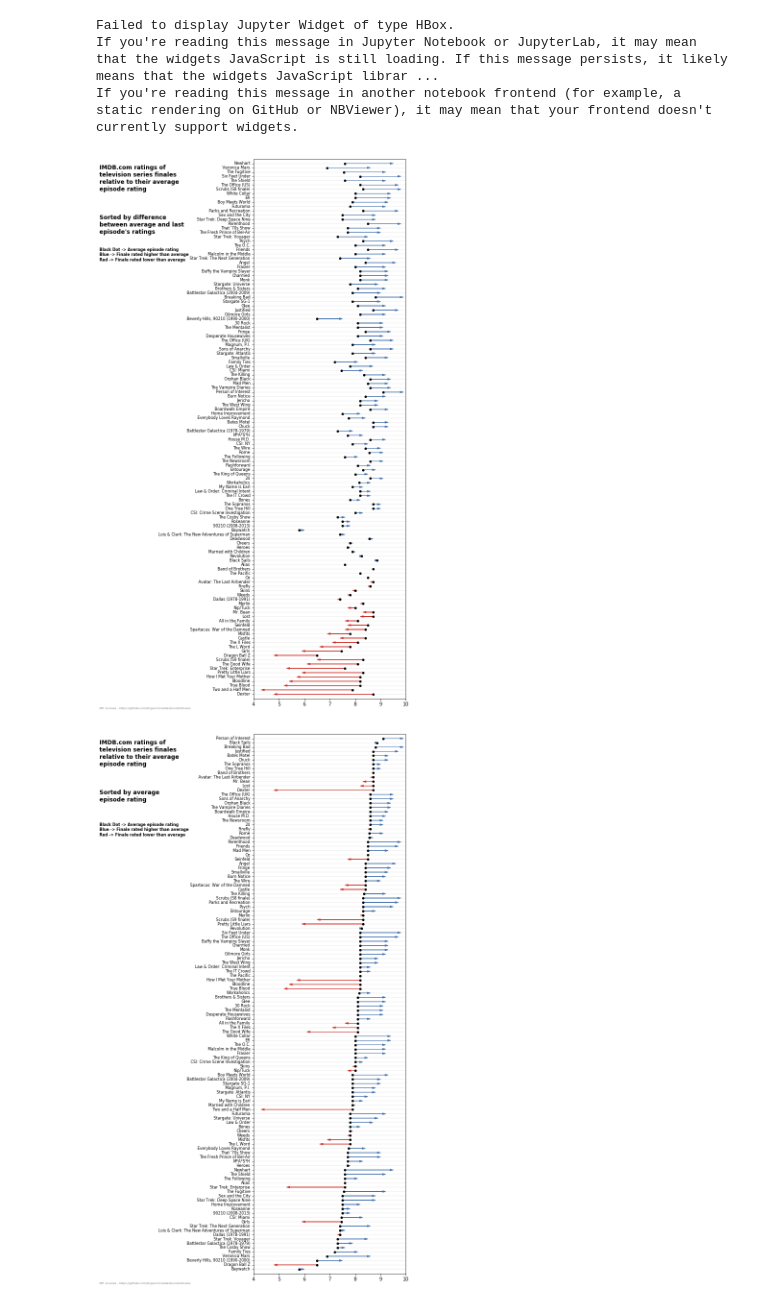
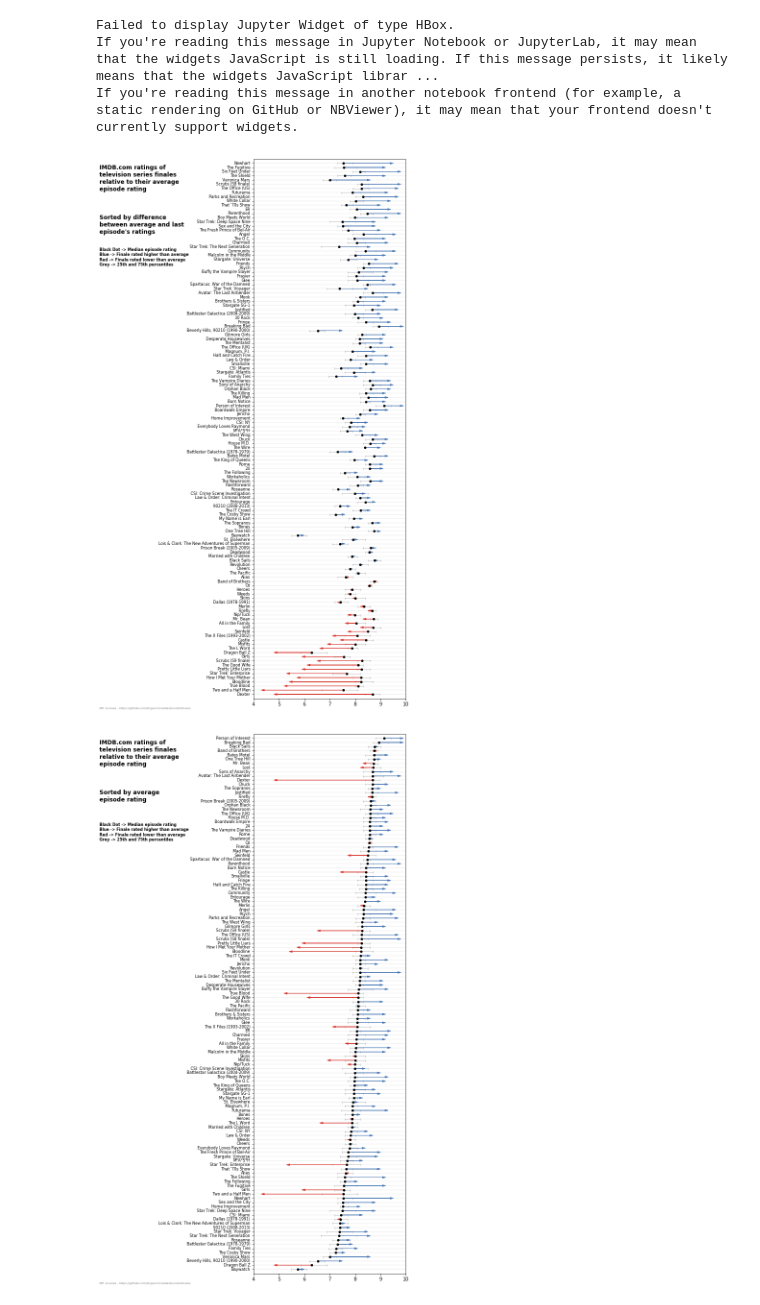
Before and after one commit to OrganicIrradiation/vistvfinales, a Jupyter notebook: vistvfinales.ipynb, the cells around one changed output. Cells and saved outputs as stored; diff of their text form; code cells hidden in the pictures.

Commit message:
Adding lots of feedback from Reddit, including quartile ranges

```diff
--- a/vistvfinales.ipynb
+++ b/vistvfinales.ipynb
@@ -37,6 +37,7 @@ series_data = {'24': {'id': '0285331'},
                'Charmed': {'id': '0158552'},
                'Cheers': {'id': '0083399'},
                'Chuck': {'id': '0934814'},
+               'Community': {'id': '1439629'},
                'CSI: Crime Scene Investigation': {'id': '0247082'},
                'CSI: NY': {'id': '0395843'},
                'CSI: Miami': {'id': '0313043'},
@@ -58,6 +59,7 @@ series_data = {'24': {'id': '0285331'},
                'Gilmore Girls': {'id': '0238784'},
                'Girls': {'id': '1723816'},
                'Glee': {'id': '1327801'},
+               'Halt and Catch Fire': {'id': '2543312'},
                'Heroes': {'id': '0813715'},
                'Home Improvement': {'id': '0101120'},
                'House M.D.': {'id': '0412142'},
@@ -87,6 +89,7 @@ series_data = {'24': {'id': '0285331'},
                'Parenthood': {'id': '1416765'},
                'Person of Interest': {'id': '1839578'},
                'Pretty Little Liars': {'id': '1578873'},
+               'Prison Break (2005-2009)': {'id': '0455275'},
                'Psych': {'id': '0491738'},
                'Revolution': {'id': '2070791'},
                'Rome': {'id': '0384766'},
@@ -100,6 +103,7 @@ series_data = {'24': {'id': '0285331'},
                'Smallville': {'id': '0279600'},
                'Sons of Anarchy': {'id': '1124373'},
                'Spartacus: War of the Damned': {'id': '1442449'},
+               'St. Elsewhere': {'id': '0083483'},
                'Star Trek: Deep Space Nine': {'id': '0106145'},
                'Star Trek: Enterprise': {'id': '0244365'},
                'Star Trek: The Next Generation': {'id': '0092455'},
@@ -128,7 +132,7 @@ series_data = {'24': {'id': '0285331'},
                'The Vampire Diaries': {'id': '1405406'},
                'The West Wing': {'id': '0200276'},
                'The Wire': {'id': '0306414'},
-               'The X Files': {'id': '0106179'},
+               'The X Files (1993-2002)': {'id': '0106179'},
                'True Blood': {'id': '0844441'},
                'Two and a Half Men': {'id': '0369179'},
                'Veronica Mars': {'id': '0412253'},
@@ -255,24 +296,24 @@ for k, v in series_data.items():
     data_list.append(dict_to_add)
 # %%
 ## Sort the data by difference between average and last episode
-data_list = sorted(data_list, key=lambda k: (k['rating_finalepisode']-k['rating_average']))
-[fig, ax] = generate_plot(data_list)
+data_list = sorted(data_list, key=lambda k: (k['rating_finalepisode']-k['rating_median']))
+[fig, ax] = generate_plot(data_list, include_quartiles=True)
 fig.text(0.005, 0.90, 'Sorted by difference\nbetween average and last\nepisode\'s ratings',
          fontsize=12, color='black', weight='bold', ha='left', va='top', alpha=1, transform=ax.transAxes)
 plt.show()
 fig.savefig('images/img_difference.png', dpi=300)
 # %% [output]
-[figure, old version]
+[figure, new version]
 # %%
 ## Sort the data by average rating
-data_list = sorted(data_list, key=lambda k: k['rating_average'])
-[fig, ax] = generate_plot(data_list)
+data_list = sorted(data_list, key=lambda k: k['rating_median'])
+[fig, ax] = generate_plot(data_list, include_quartiles=True)
 fig.text(0.005, 0.90, 'Sorted by average\nepisode rating',
          fontsize=12, color='black', weight='bold', ha='left', va='top', alpha=1, transform=ax.transAxes)
 plt.show()
 fig.savefig('images/img_averagerating.png', dpi=300)
 # %% [output]
-[figure, old version]
+[figure, new version]
 # %%
 ## Sort the data by last episode
 data_list = sorted(data_list, key=lambda k: k['rating_finalepisode'])
```
Also changed, not shown: parts of 6 cells of this notebook, 6 other files.
